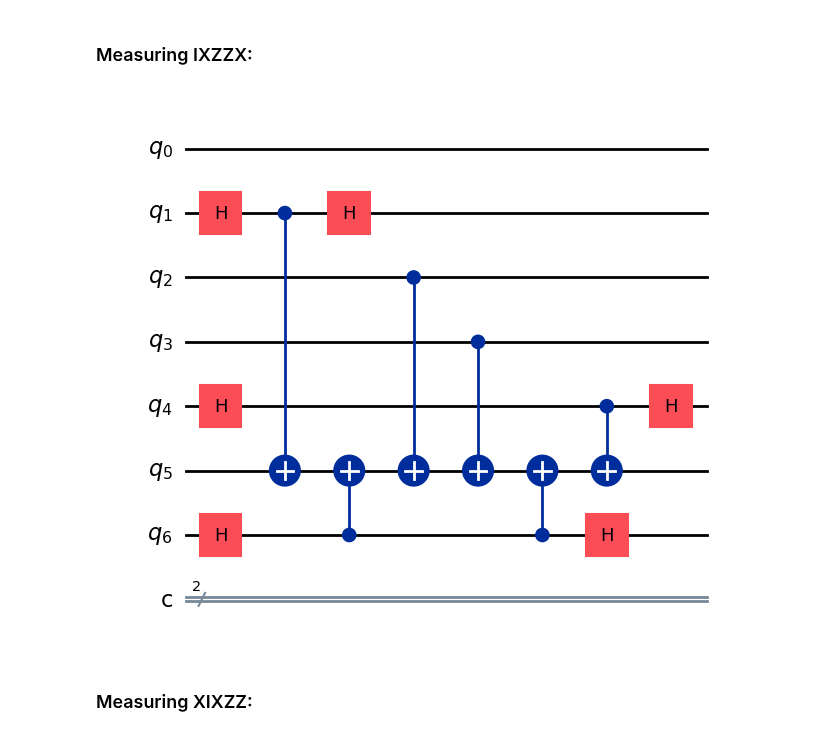
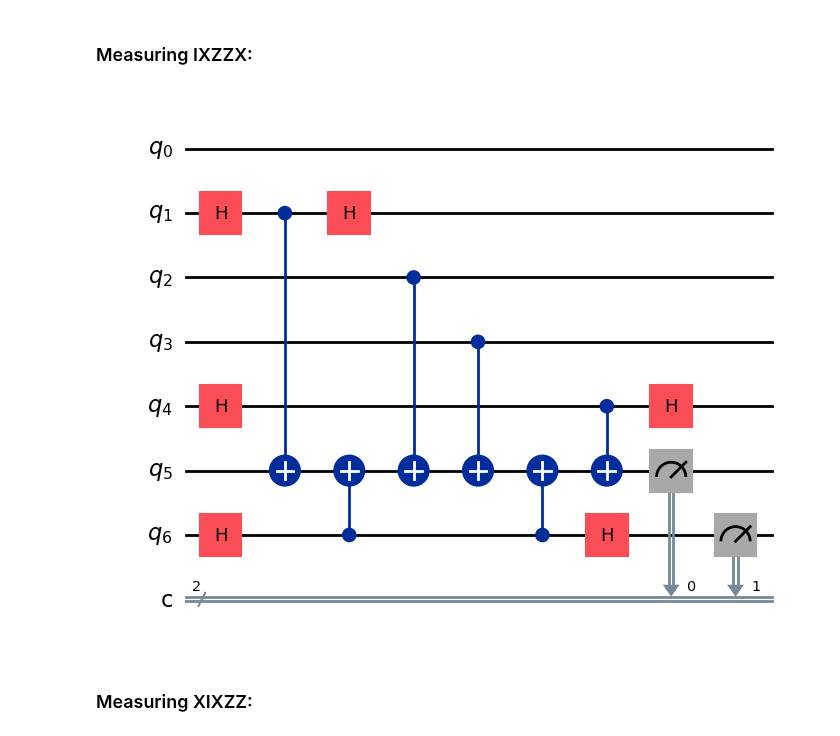
Before and after one commit to Sal7ySalt/Smallest-MSD-Protocol, a Jupyter notebook: 5_qubit_code/5_qubit_code.ipynb, the cells around one changed output. Saved outputs shown, nothing was run; the diff lists cells and outputs as text; code cells hidden in the pictures.

```diff
--- a/5_qubit_code/5_qubit_code.ipynb
+++ b/5_qubit_code/5_qubit_code.ipynb
@@ -155,28 +155,31 @@ meas_circuit1.measure([5, 6], [0, 1])
 # %%
 # Last two qubits are syndrome and flag qubits
 QEC_circ2 = QuantumCircuit(7,2)
 
 # Last qubit is initialized to be |+>
 QEC_circ2.h(6)
 
 QEC_circ2.h(1)
 QEC_circ2.cx(1, 5)
 QEC_circ2.h(1)
 
 QEC_circ2.cx(6, 5)
 
 QEC_circ2.cx(2, 5)
 QEC_circ2.cx(3, 5)
 
 QEC_circ2.cx(6, 5)
 
 QEC_circ2.h(4)
 QEC_circ2.cx(4, 5)
 QEC_circ2.h(4)
 
 # To measure the last qubit in the X basis
 QEC_circ2.h(6)
 
+# Measure
+QEC_circ2.measure([5, 6], [0, 1])
+
 display(QEC_circ2.draw(output='mpl'))
 # %% [output]
-[figure, old version]
+[figure, new version]
```
Also changed, not shown: parts of 9 cells of this notebook.
